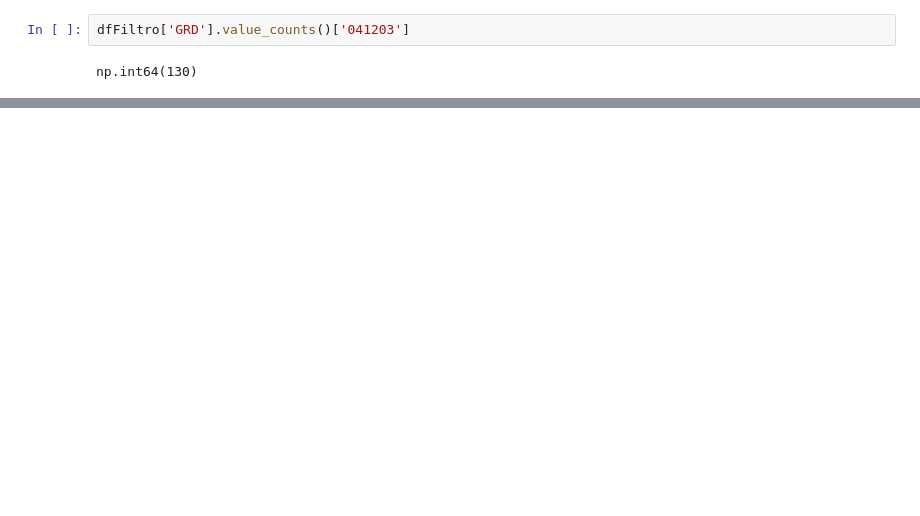
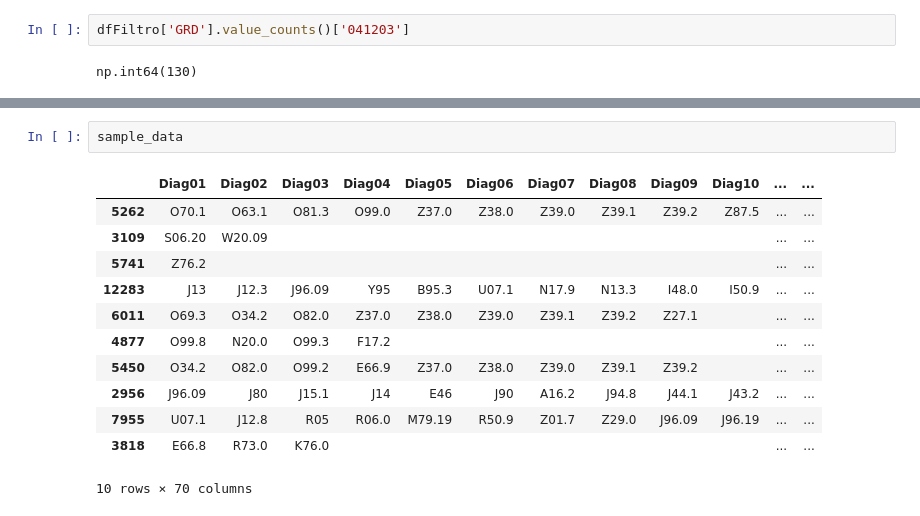
Before and after one commit to ains1622/MachineLearning, a Jupyter notebook: PredecirGRDs/GRD_predict.ipynb, the cells around one changed output, grey strips where cells are left out. Drawn from its saved outputs; the diff is of its cells as text; blank space fills up the shorter version.

```diff
--- a/PredecirGRDs/GRD_predict.ipynb
+++ b/PredecirGRDs/GRD_predict.ipynb
@@ -670,0 +849,15 @@ plt.show()
+# %%
+sample_data
+# %% [output]
+|  | Diag01 | Diag02 | Diag03 | Diag04 | Diag05 | Diag06 | Diag07 | Diag08 | Diag09 | Diag10 | ... | ... |
+| 5262 | O70.1 | O63.1 | O81.3 | O99.0 | Z37.0 | Z38.0 | Z39.0 | Z39.1 | Z39.2 | Z87.5 | ... | ... |
+| 3109 | S06.20 | W20.09 |  |  |  |  |  |  |  |  | ... | ... |
+| 5741 | Z76.2 |  |  |  |  |  |  |  |  |  | ... | ... |
+| 12283 | J13 | J12.3 | J96.09 | Y95 | B95.3 | U07.1 | N17.9 | N13.3 | I48.0 | I50.9 | ... | ... |
+| 6011 | O69.3 | O34.2 | O82.0 | Z37.0 | Z38.0 | Z39.0 | Z39.1 | Z39.2 | Z27.1 |  | ... | ... |
+| 4877 | O99.8 | N20.0 | O99.3 | F17.2 |  |  |  |  |  |  | ... | ... |
+| 5450 | O34.2 | O82.0 | O99.2 | E66.9 | Z37.0 | Z38.0 | Z39.0 | Z39.1 | Z39.2 |  | ... | ... |
+| 2956 | J96.09 | J80 | J15.1 | J14 | E46 | J90 | A16.2 | J94.8 | J44.1 | J43.2 | ... | ... |
+| 7955 | U07.1 | J12.8 | R05 | R06.0 | M79.19 | R50.9 | Z01.7 | Z29.0 | J96.09 | J96.19 | ... | ... |
+| 3818 | E66.8 | R73.0 | K76.0 |  |  |  |  |  |  |  | ... | ... |
+10 rows × 70 columns
```
Also changed, not shown: parts of 25 cells of this notebook.
